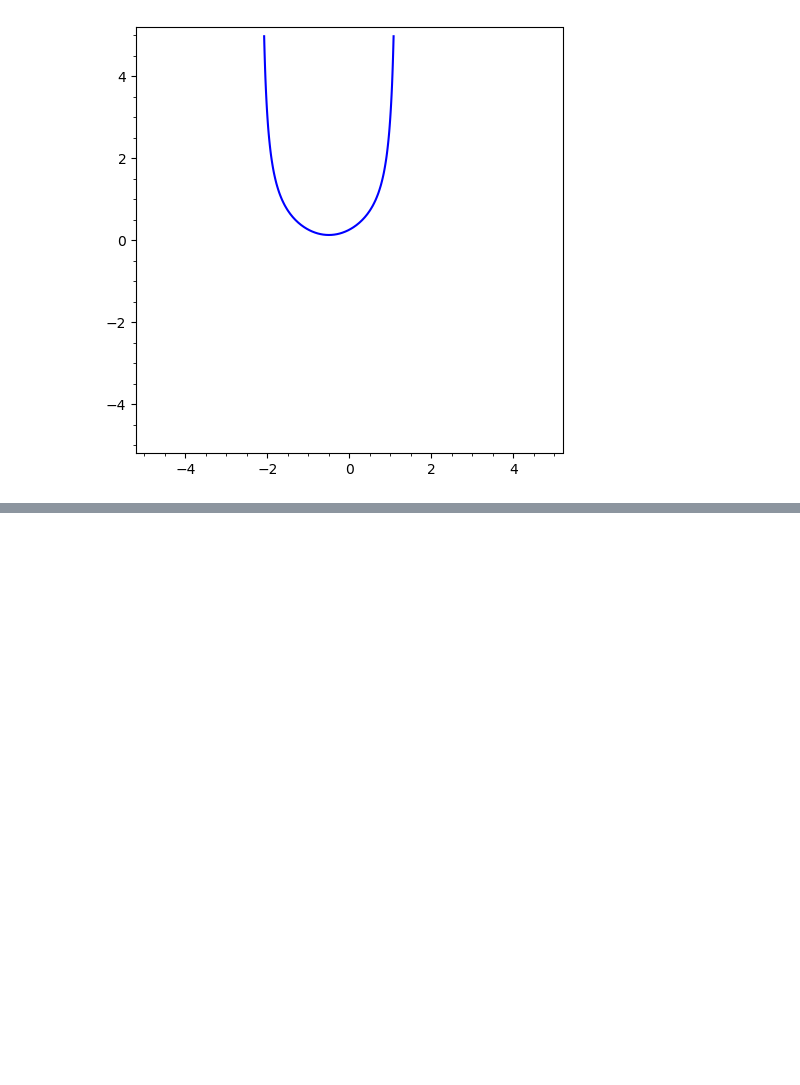
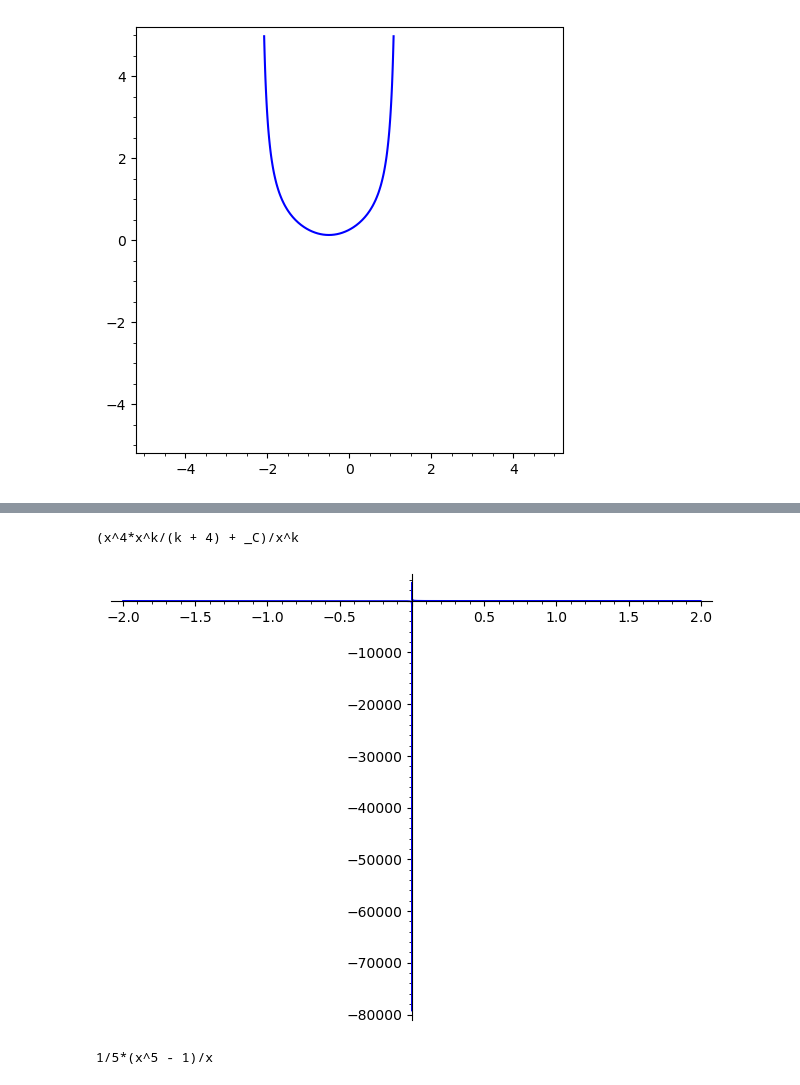
Before and after one commit to arthurhoreanu/uni, a Jupyter notebook: I.2/sd/l2.ipynb, the cells around one changed output, grey strips where cells are left out. Saved outputs shown, nothing was run; the diff lists cells and outputs as text; code cells hidden in the pictures; blank space fills up the shorter version.

```diff
--- a/I.2/sd/l2.ipynb
+++ b/I.2/sd/l2.ipynb
@@ -158,0 +158,27 @@ implicit_plot(sol1(x,yy),(x,-5,5),(yy,-5,5))
+# %%
+x = var('x')
+k = var('k')
+y = function('y')(x)
+eq = diff(y,x) == x^3 - y*k/x
+sol = desolve(eq, [y,x])
+sol
+# %% [output]
+(x^4*x^k/(k + 4) + _C)/x^k
+# %%
+x=var('x')
+_C=var('_C')
+y=function('y')(x)
+eqd = diff(y,x) == x^3 - y*1/x
+sol=desolve(eqd,y)
+sol1=sol.substitute(_C==1)
+plot(sol1,x,-2,2)
+# %% [output]
+[figure, added]
+# %%
+x=var('x')
+y=function('y')(x)
+eqd = diff(y,x) == x^3 - y*1/x
+sol=desolve(eqd,y,ics=[1,0])
+sol
+# %% [output]
+1/5*(x^5 - 1)/x
```
Also changed, not shown: parts of 10 cells of this notebook.
